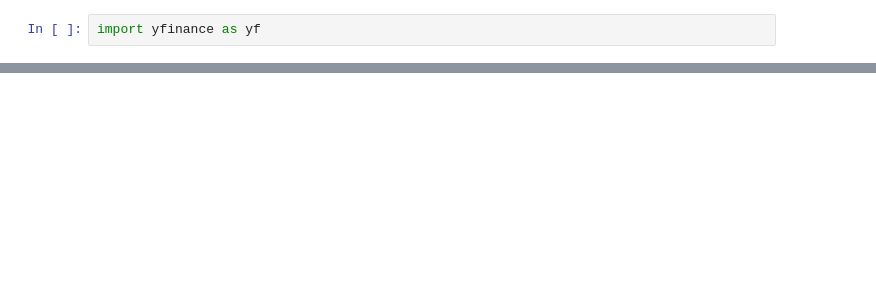
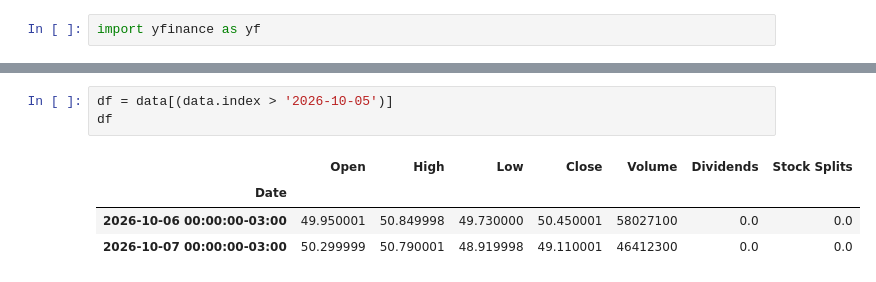
Before and after one commit to NicholasTeixeira/Descomplica--Analise-de-Dados-, a Jupyter notebook: praticando.ipynb, the cells around one changed output, grey strips where cells are left out. Cells and saved outputs as stored; diff of their text form; blank space fills up the shorter version.

```diff
--- a/praticando.ipynb
+++ b/praticando.ipynb
@@ -48,0 +85,8 @@ df
+# %%
+df = data[(data.index > '2026-10-05')]
+df
+# %% [output]
+|  | Open | High | Low | Close | Volume | Dividends | Stock Splits |
+| Date |  |  |  |  |  |  |  |
+| 2026-10-06 00:00:00-03:00 | 49.950001 | 50.849998 | 49.730000 | 50.450001 | 58027100 | 0.0 | 0.0 |
+| 2026-10-07 00:00:00-03:00 | 50.299999 | 50.790001 | 48.919998 | 49.110001 | 46412300 | 0.0 | 0.0 |
```
Also changed, not shown: parts of 8 cells of this notebook.
